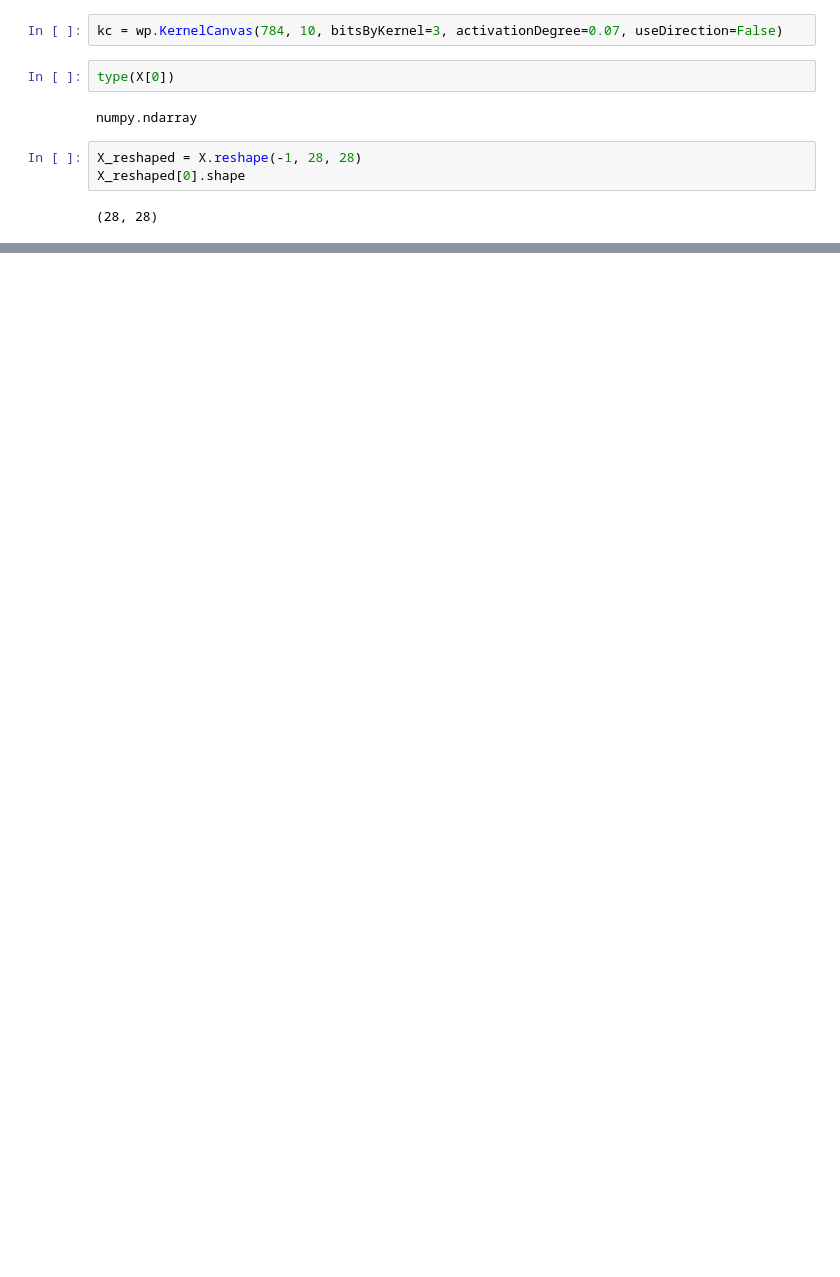
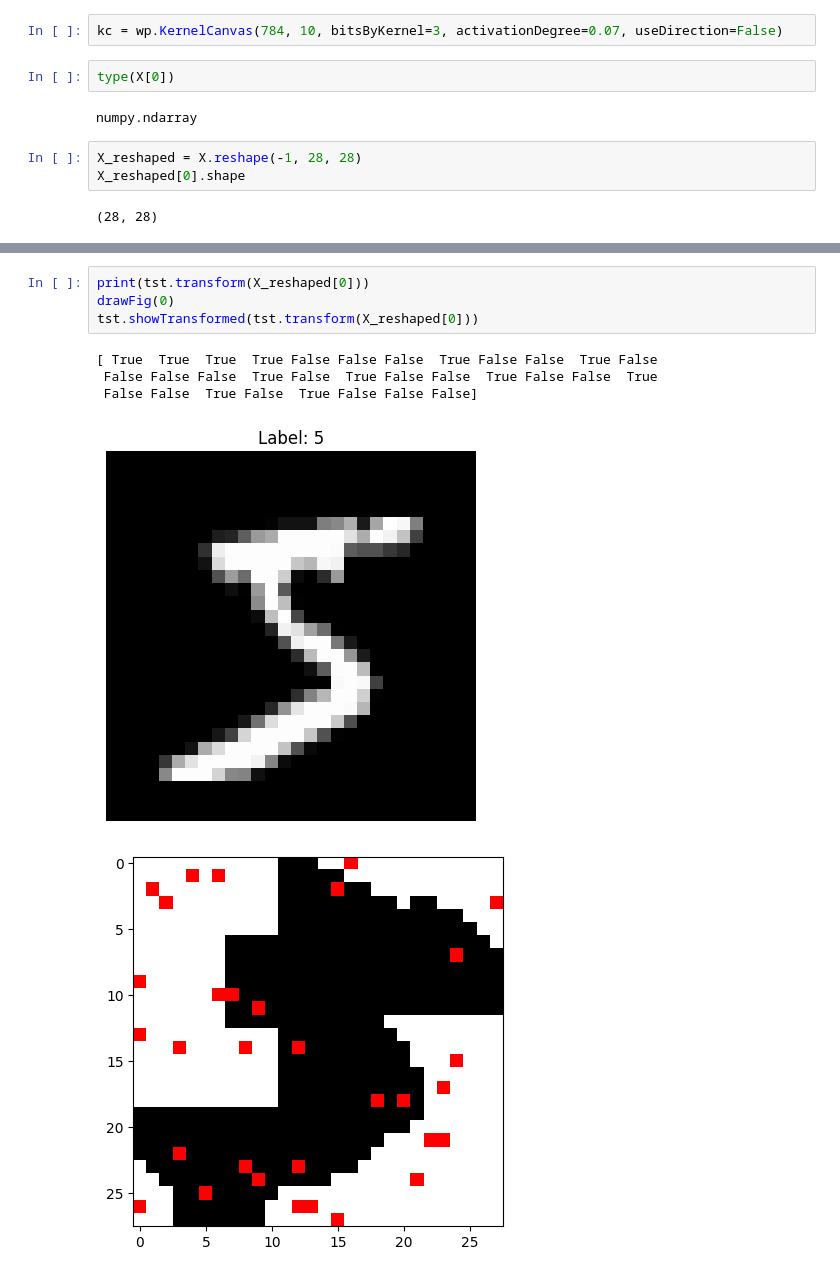
Before and after one commit to alexandrechiacchio/CPS841-Redes-Neurais-Sem-Peso, a Jupyter notebook: tst.ipynb, the cells around one changed output, grey strips where cells are left out. Drawn from its saved outputs; the diff is of its cells as text; blank space fills up the shorter version.

```diff
--- a/tst.ipynb
+++ b/tst.ipynb
@@ -105,0 +166,10 @@ tst.showCanvas()
+# %%
+print(tst.transform(X_reshaped[0]))
+drawFig(0)
+tst.showTransformed(tst.transform(X_reshaped[0]))
+# %% [output]
+[ True  True  True  True False False False  True False False  True False
+ False False False  True False  True False False  True False False  True
+ False False  True False  True False False False]
+[figure, added]
+[figure, added]
```
Also changed, not shown: parts of 6 cells of this notebook.
